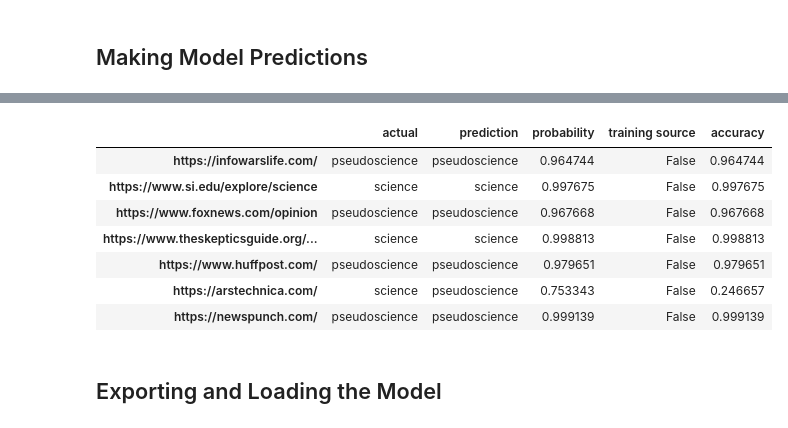
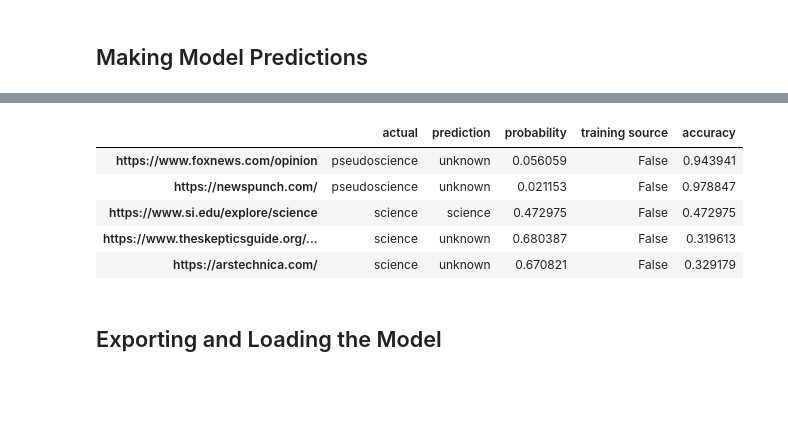
Before and after one commit to sbavery/pseudometer, a Jupyter notebook: nbs/01_data.ipynb, the cells around one changed output, grey strips where cells are left out. Drawn from its saved outputs; the diff is of its cells as text; code cells hidden in the pictures; blank space fills up the shorter version.

Commit message:
Adding unknown category NOT WORKING

```diff
--- a/nbs/01_data.ipynb
+++ b/nbs/01_data.ipynb
@@ -341,0 +329,7 @@ for link in d_pse:
+# %%
+for link in d_dl:
+    text = d_dl[link][0]
+    common_words = ' '.join([count[0] for count in d_dl[link][1]])
+    if link not in d_train:
+        d_train[link] = [' '.join(text), common_words, d_dl[link][2]]
+d_train
@@ -369,0 +378,4 @@ df.head()
+# %%
+#| hide
+df = pd.DataFrame.from_dict(d_train, orient='index', columns=['text', 'common_words', 'label'])
+df.head()
@@ -430,28 +434,38 @@ sources = test_sources
+# %%
+test_categories = {
+    'unknown':['https://www.huffpost.com/'],
+    'pseudoscience':['https://www.foxnews.com/opinion',
+'https://newspunch.com/'],
+    'science':['https://www.si.edu/explore/science',
+'https://www.theskepticsguide.org/about',
+'https://arstechnica.com/']
+}
 # %%
 d_pred = {}
 
-for source in sources:
-    train_source = False
-    page = get_page_all(source, k, max_words, ignore_text, ignore_common)
-    length = len(page.cleaned_text)
-    if  length < min_words:
-        print("ERROR:",source,length,"words")
-    else:
-        common_words = ' '.join([count[0] for count in page.most_common_words])
-        text = ' '.join(page.cleaned_text)
-        with learn.no_bar(), learn.no_logging():
-            prediction = learn.predict(text)
-        if prediction[0] == "science":
-            p = prediction[2][1].item()
+for i,category in enumerate(test_categories):
+    print(category)
+    for source in test_categories[category]:
+        train_source = False
+        page = get_page_all(source, k, max_words, ignore_text, ignore_common)
+        length = len(page.cleaned_text)
+        print(source,length)
+        if  length < min_words:
+            print("ERROR:",source,length,"words")
         else:
-            p = prediction[2][0].item()
+            common_words = ' '.join([count[0] for count in page.most_common_words])
+            text = ' '.join(page.cleaned_text)
+            with learn.no_bar(), learn.no_logging():
+                prediction = learn.predict(text)
+            p = prediction[2][i].item()
+            print(prediction)
 
-        if source in d_all.keys(): train_source = True
-        if sources[source] == prediction[0]:
-            accuracy = p
-        else:
-            accuracy = 1-p
-        d_pred[source] = [sources[source], prediction[0], p, train_source, accuracy]
+            if source in d_train.keys(): train_source = True
+            if category == prediction[0]:
+                accuracy = p
+            else:
+                accuracy = 1-p
+            d_pred[source] = [category, prediction[0], p, train_source, accuracy]
 
 df = pd.DataFrame.from_dict(d_pred, orient='index', columns=['actual', 'prediction', 'probability', 'training source', 'accuracy'])
 
@@ -470,11 +499,9 @@ Test Source Accuracy = 0.8791924289294651
 |  | actual | prediction | probability | training source | accuracy |
-| https://infowarslife.com/ | pseudoscience | pseudoscience | 0.964744 | False | 0.964744 |
-| https://www.si.edu/explore/science | science | science | 0.997675 | False | 0.997675 |
-| https://www.foxnews.com/opinion | pseudoscience | pseudoscience | 0.967668 | False | 0.967668 |
-| https://www.theskepticsguide.org/... | science | science | 0.998813 | False | 0.998813 |
-| https://www.huffpost.com/ | pseudoscience | pseudoscience | 0.979651 | False | 0.979651 |
-| https://arstechnica.com/ | science | pseudoscience | 0.753343 | False | 0.246657 |
-| https://newspunch.com/ | pseudoscience | pseudoscience | 0.999139 | False | 0.999139 |
+| https://www.foxnews.com/opinion | pseudoscience | unknown | 0.056059 | False | 0.943941 |
+| https://newspunch.com/ | pseudoscience | unknown | 0.021153 | False | 0.978847 |
+| https://www.si.edu/explore/science | science | science | 0.472975 | False | 0.472975 |
+| https://www.theskepticsguide.org/... | science | unknown | 0.680387 | False | 0.319613 |
+| https://arstechnica.com/ | science | unknown | 0.670821 | False | 0.329179 |
 # %% [markdown]
 ## Exporting and Loading the Model
 # %%
```
Also changed, not shown: parts of 21 cells of this notebook, 1 other file.
